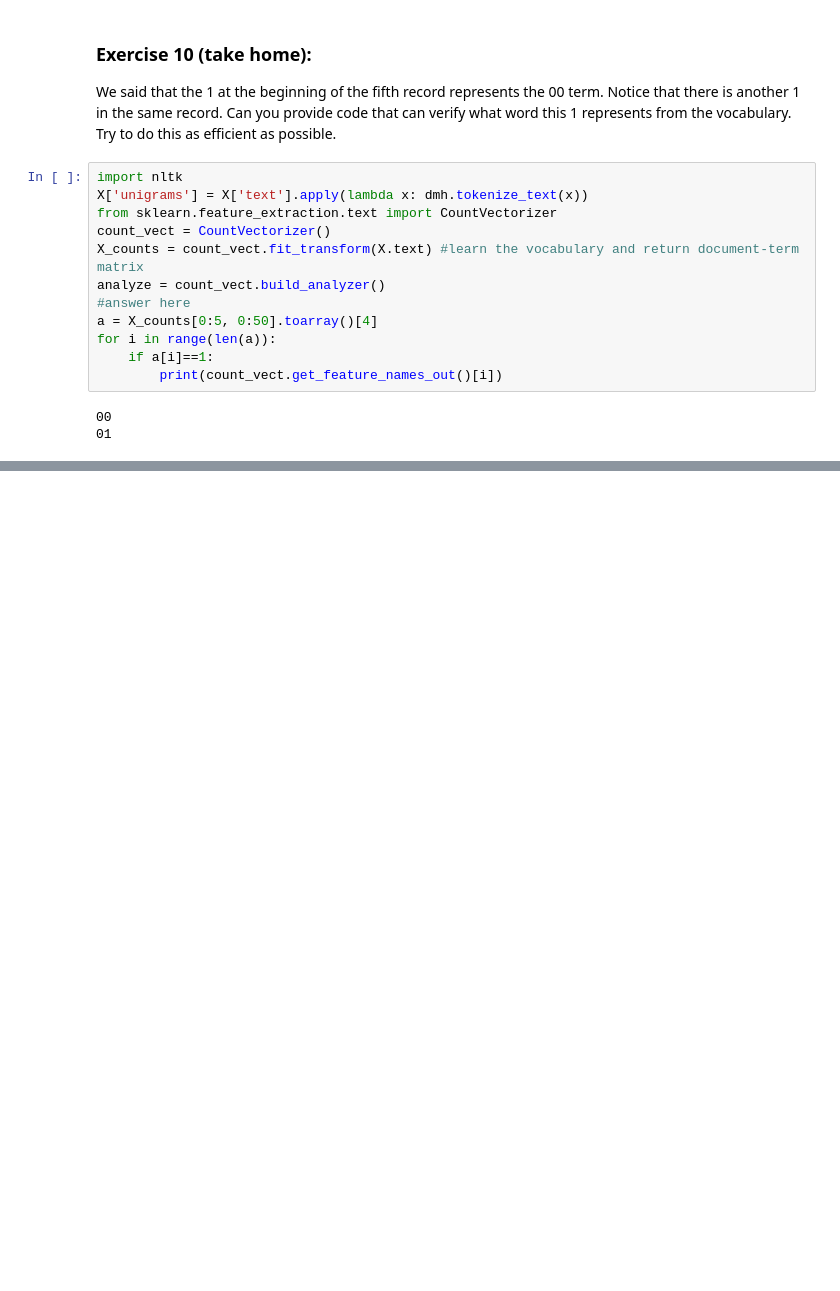
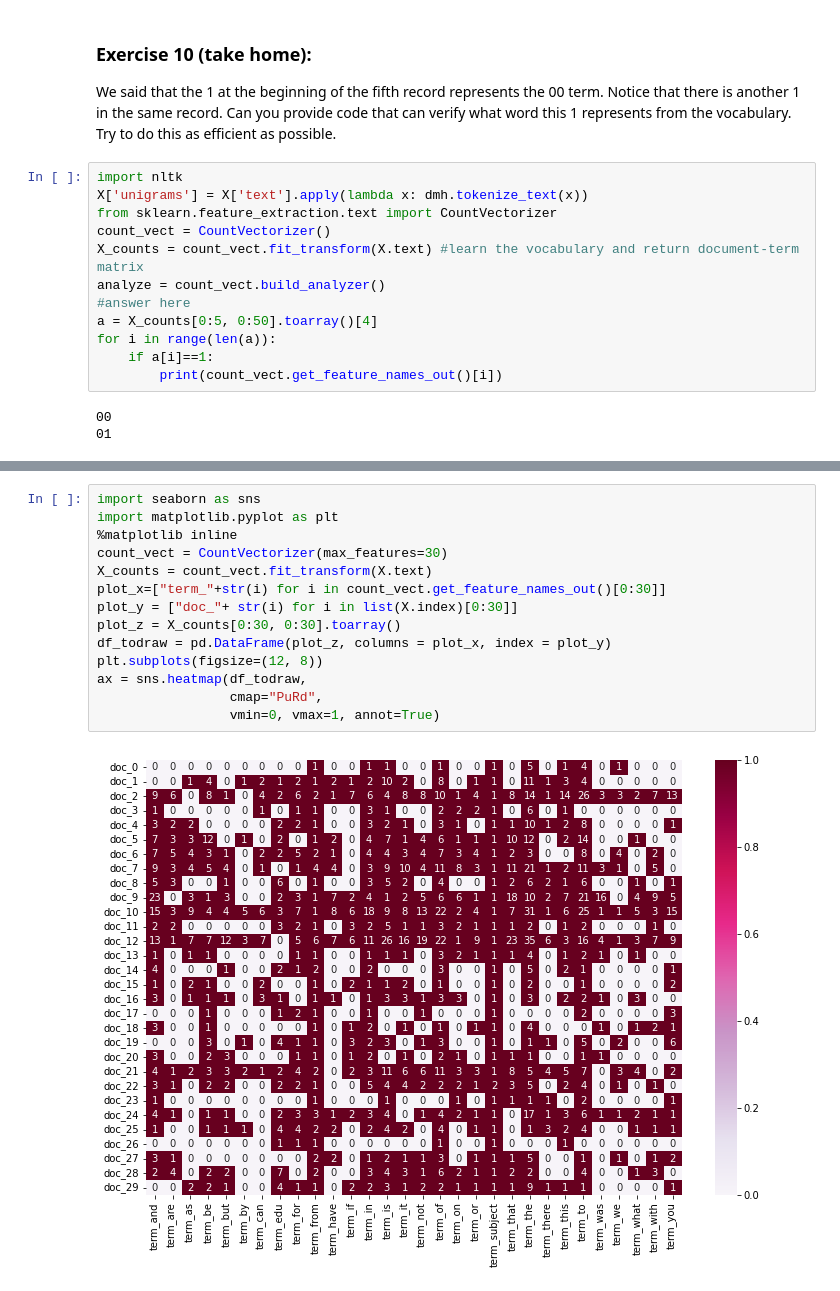
Before and after one commit to y880916c/DM2022-Lab1-Master, a Jupyter notebook: DM2022-Lab1-Homework.ipynb, the cells around one changed output, grey strips where cells are left out. Cells and saved outputs as stored; diff of their text form; blank space fills up the shorter version.

```diff
--- a/DM2022-Lab1-Homework.ipynb
+++ b/DM2022-Lab1-Homework.ipynb
@@ -179,0 +180,16 @@ for i in range(len(a)):
+# %%
+import seaborn as sns
+import matplotlib.pyplot as plt
+%matplotlib inline
+count_vect = CountVectorizer(max_features=30)
+X_counts = count_vect.fit_transform(X.text)
+plot_x=["term_"+str(i) for i in count_vect.get_feature_names_out()[0:30]]
+plot_y = ["doc_"+ str(i) for i in list(X.index)[0:30]]
+plot_z = X_counts[0:30, 0:30].toarray()
+df_todraw = pd.DataFrame(plot_z, columns = plot_x, index = plot_y)
+plt.subplots(figsize=(12, 8))
+ax = sns.heatmap(df_todraw,
+                 cmap="PuRd",
+                 vmin=0, vmax=1, annot=True)
+# %% [output]
+[figure, added]
```
Also changed, not shown: parts of 6 cells of this notebook, 1 other file.
